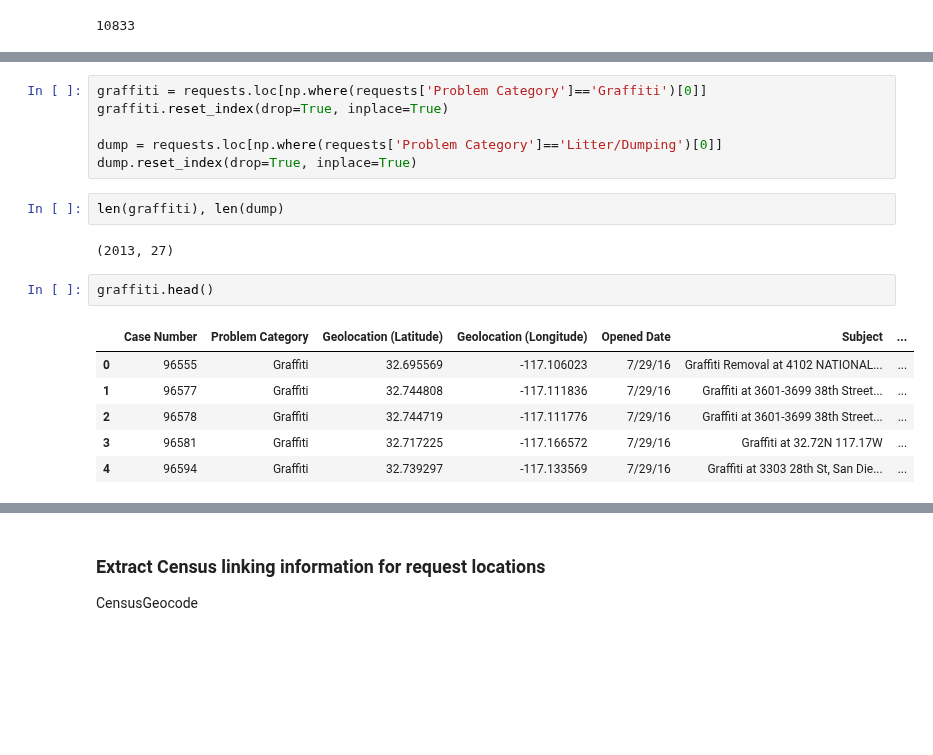
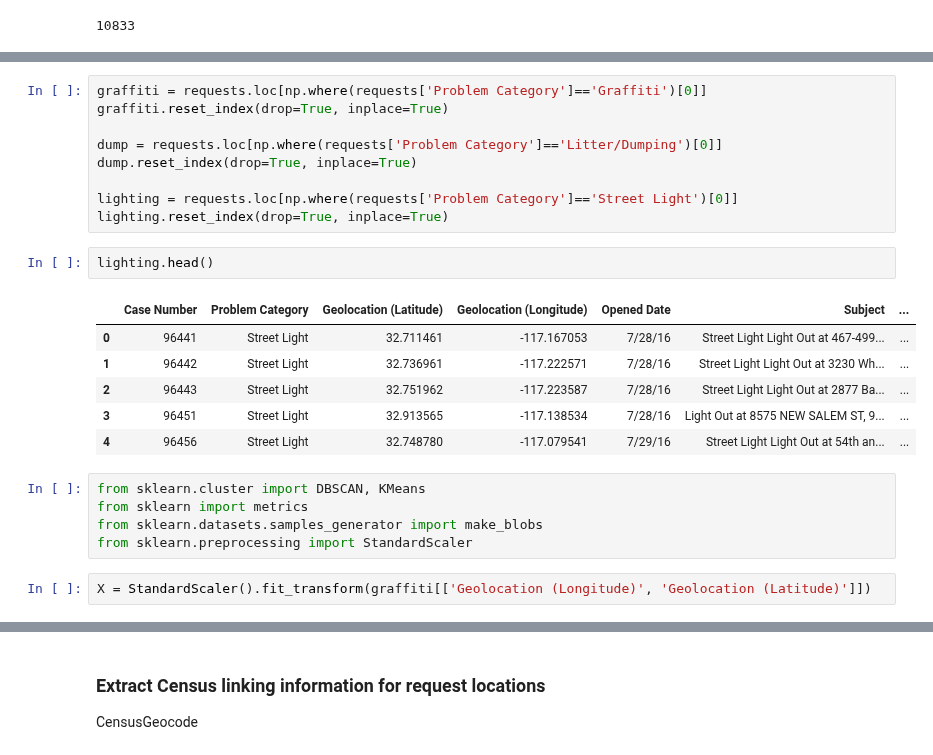
Before and after one commit to katiesch/insight2016, a Jupyter notebook: 311_blocks.ipynb, the cells around one changed output, grey strips where cells are left out. Cells and saved outputs as stored; diff of their text form; blank space fills up the shorter version.

```diff
--- a/311_blocks.ipynb
+++ b/311_blocks.ipynb
@@ -26,16 +46,22 @@ graffiti.reset_index(drop=True, inplace=True)
 
 dump = requests.loc[np.where(requests['Problem Category']=='Litter/Dumping')[0]]
 dump.reset_index(drop=True, inplace=True)
+
+lighting = requests.loc[np.where(requests['Problem Category']=='Street Light')[0]]
+lighting.reset_index(drop=True, inplace=True)
-# %%
-len(graffiti), len(dump)
-# %% [output]
-(2013, 27)
 # %%
-graffiti.head()
+lighting.head()
 # %% [output]
 |  | Case Number | Problem Category | Geolocation (Latitude) | Geolocation (Longitude) | Opened Date | Subject | ... |
-| 0 | 96555 | Graffiti | 32.695569 | -117.106023 | 7/29/16 | Graffiti Removal at 4102 NATIONAL... | ... |
-| 1 | 96577 | Graffiti | 32.744808 | -117.111836 | 7/29/16 | Graffiti at 3601-3699 38th Street... | ... |
-| 2 | 96578 | Graffiti | 32.744719 | -117.111776 | 7/29/16 | Graffiti at 3601-3699 38th Street... | ... |
-| 3 | 96581 | Graffiti | 32.717225 | -117.166572 | 7/29/16 | Graffiti at 32.72N 117.17W | ... |
-| 4 | 96594 | Graffiti | 32.739297 | -117.133569 | 7/29/16 | Graffiti at 3303 28th St, San Die... | ... |
+| 0 | 96441 | Street Light | 32.711461 | -117.167053 | 7/28/16 | Street Light Light Out at 467-499... | ... |
+| 1 | 96442 | Street Light | 32.736961 | -117.222571 | 7/28/16 | Street Light Light Out at 3230 Wh... | ... |
+| 2 | 96443 | Street Light | 32.751962 | -117.223587 | 7/28/16 | Street Light Light Out at 2877 Ba... | ... |
+| 3 | 96451 | Street Light | 32.913565 | -117.138534 | 7/28/16 | Light Out at 8575 NEW SALEM ST, 9... | ... |
+| 4 | 96456 | Street Light | 32.748780 | -117.079541 | 7/29/16 | Street Light Light Out at 54th an... | ... |
+# %%
+from sklearn.cluster import DBSCAN, KMeans
+from sklearn import metrics
+from sklearn.datasets.samples_generator import make_blobs
+from sklearn.preprocessing import StandardScaler
+# %%
+X = StandardScaler().fit_transform(graffiti[['Geolocation (Longitude)', 'Geolocation (Latitude)']])
```
Also changed, not shown: parts of 47 cells of this notebook.
